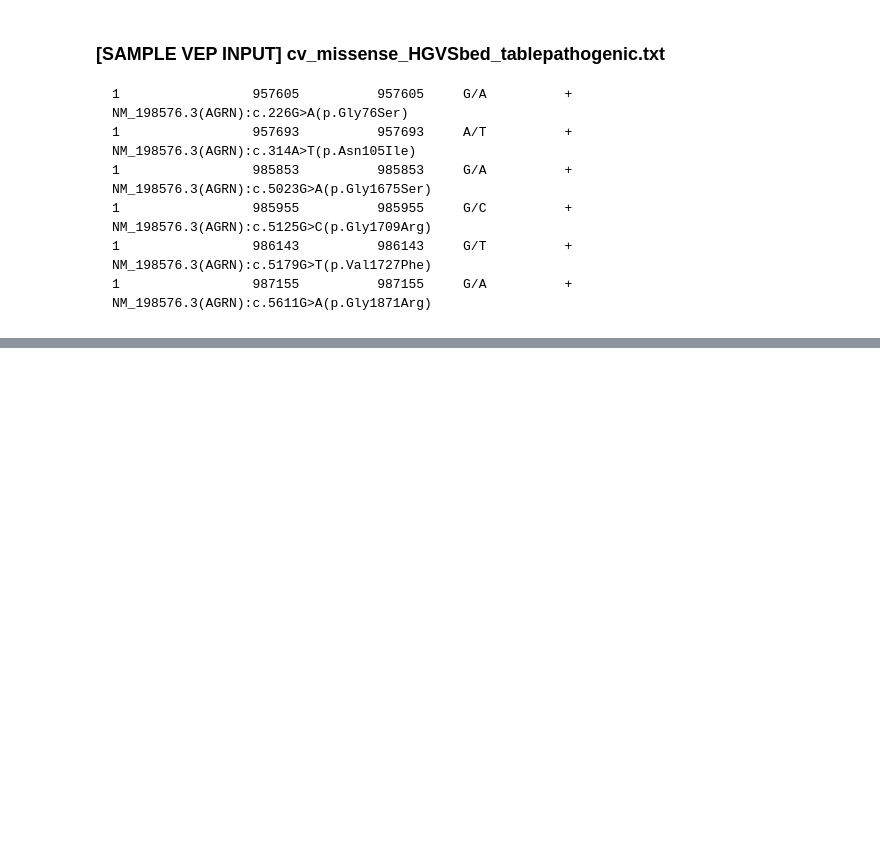
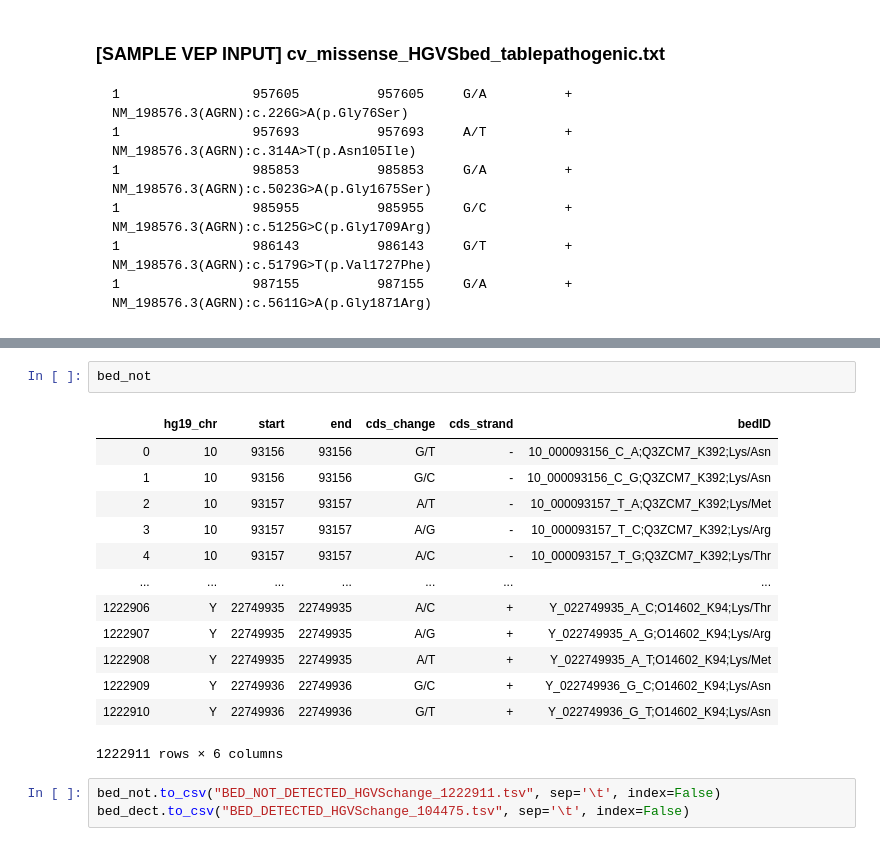
Before and after one commit to Mfpfox/MAPPING, a Jupyter notebook: K19_12_10_Coordinates_score_annotation.ipynb, the cells around one changed output, grey strips where cells are left out. Saved outputs shown, nothing was run; the diff lists cells and outputs as text; blank space fills up the shorter version.

```diff
--- a/K19_12_10_Coordinates_score_annotation.ipynb
+++ b/K19_12_10_Coordinates_score_annotation.ipynb
@@ -1057,0 +1100,19 @@ print(outtest)
+# %%
+bed_not
+# %% [output]
+|  | hg19_chr | start | end | cds_change | cds_strand | bedID |
+| 0 | 10 | 93156 | 93156 | G/T | - | 10_000093156_C_A;Q3ZCM7_K392;Lys/Asn |
+| 1 | 10 | 93156 | 93156 | G/C | - | 10_000093156_C_G;Q3ZCM7_K392;Lys/Asn |
+| 2 | 10 | 93157 | 93157 | A/T | - | 10_000093157_T_A;Q3ZCM7_K392;Lys/Met |
+| 3 | 10 | 93157 | 93157 | A/G | - | 10_000093157_T_C;Q3ZCM7_K392;Lys/Arg |
+| 4 | 10 | 93157 | 93157 | A/C | - | 10_000093157_T_G;Q3ZCM7_K392;Lys/Thr |
+| ... | ... | ... | ... | ... | ... | ... |
+| 1222906 | Y | 22749935 | 22749935 | A/C | + | Y_022749935_A_C;O14602_K94;Lys/Thr |
+| 1222907 | Y | 22749935 | 22749935 | A/G | + | Y_022749935_A_G;O14602_K94;Lys/Arg |
+| 1222908 | Y | 22749935 | 22749935 | A/T | + | Y_022749935_A_T;O14602_K94;Lys/Met |
+| 1222909 | Y | 22749936 | 22749936 | G/C | + | Y_022749936_G_C;O14602_K94;Lys/Asn |
+| 1222910 | Y | 22749936 | 22749936 | G/T | + | Y_022749936_G_T;O14602_K94;Lys/Asn |
+1222911 rows × 6 columns
+# %%
+bed_not.to_csv("BED_NOT_DETECTED_HGVSchange_1222911.tsv", sep='\t', index=False)
+bed_dect.to_csv("BED_DETECTED_HGVSchange_104475.tsv", sep='\t', index=False)
```
Also changed, not shown: parts of 18 cells of this notebook, 1 other file.
